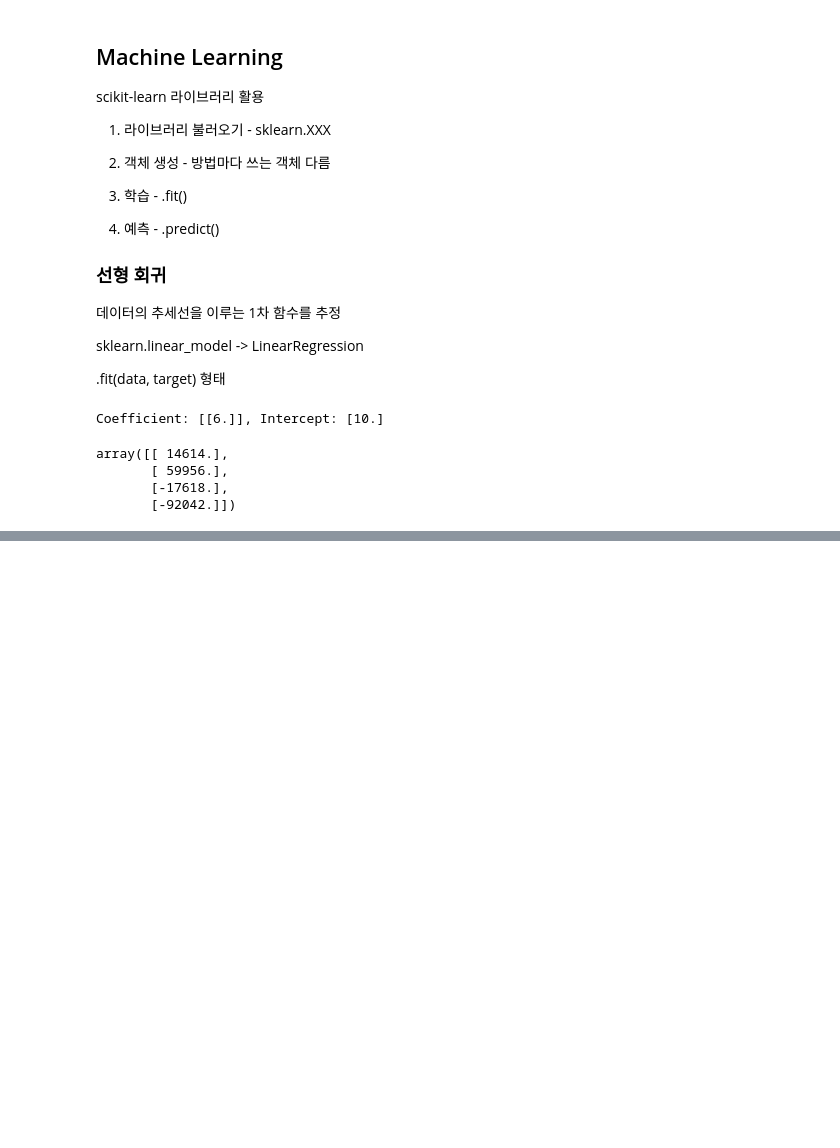
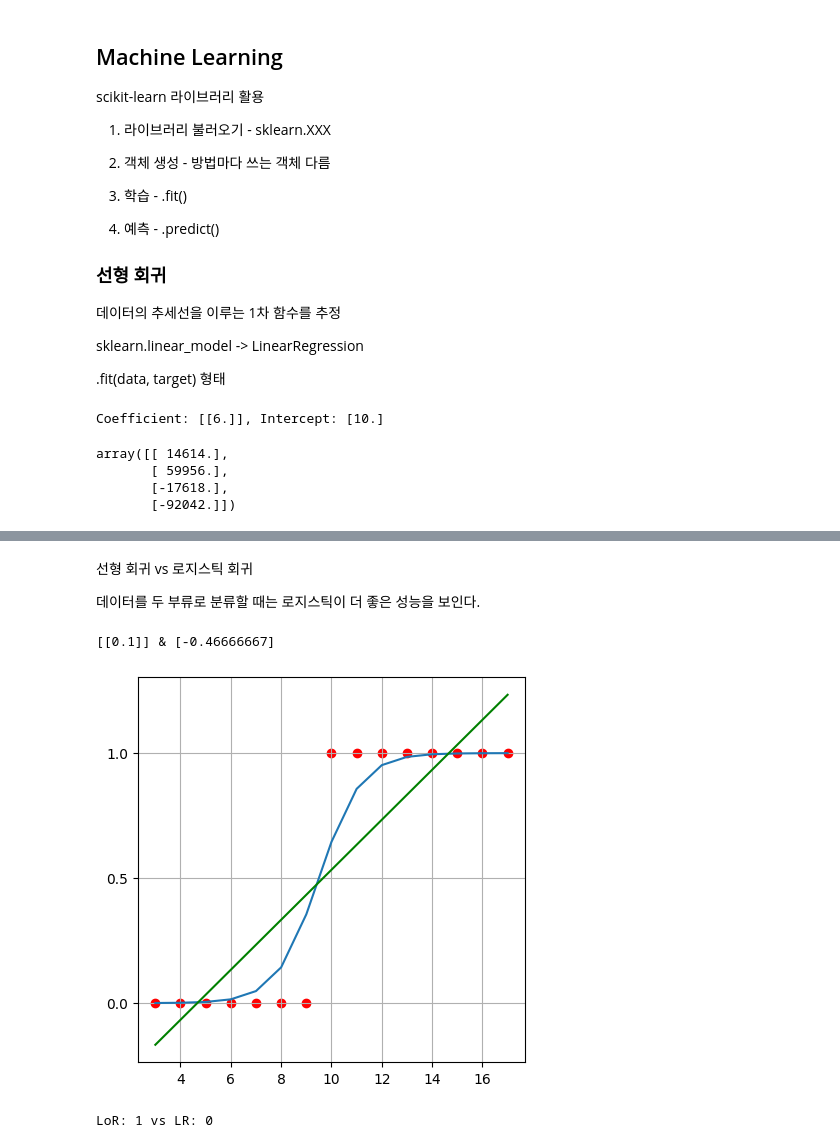
Before and after one commit to vartiens/DeepLearningTrials, a Jupyter notebook: aice3.ipynb, the cells around one changed output, grey strips where cells are left out. Saved outputs shown, nothing was run; the diff lists cells and outputs as text; code cells hidden in the pictures; blank space fills up the shorter version.

```diff
--- a/aice3.ipynb
+++ b/aice3.ipynb
@@ -174,0 +256,28 @@ See the caveats in the documentation: https://pandas.pydata.org/pandas-docs/stab
+# %% [markdown]
+선형 회귀 vs 로지스틱 회귀
+
+데이터를 두 부류로 분류할 때는 로지스틱이 더 좋은 성능을 보인다.
+# %%
+from sklearn.linear_model import LinearRegression
+lr = LinearRegression()
+lr.fit(x_train, y_train)
+print(f'{lr.coef_} & {lr.intercept_}')
+
+y_linear = lr.coef_ * x_train + lr.intercept_
+plt.figure(figsize = (5, 5))
+plt.scatter(x_train, y_train, color = 'red')
+plt.plot(x_train, y_sigmoid)
+plt.plot(x_train, y_linear, color = 'green')
+plt.rcParams['axes.grid'] = True # 그래프에 격자 삽입
+plt.yticks([0, 0.5, 1])
+plt.show()
+
+# 9.5에 대해 어떤 추정값을 내놓는지 비교
+nparr95 = np.array(9.5).reshape(-1, 1)
+lor_95 = lor.predict(nparr95)
+lr_95 = lr.predict(nparr95)
+print(f'LoR: {lor_95[0]} vs LR: {round(lr_95[0][0])}') # 선형: 0.4(0), 로지스틱: 1
+# %% [output]
+[[0.1]] & [-0.46666667]
+[figure, added]
+LoR: 1 vs LR: 0
```
Also changed, not shown: parts of 4 cells of this notebook.
